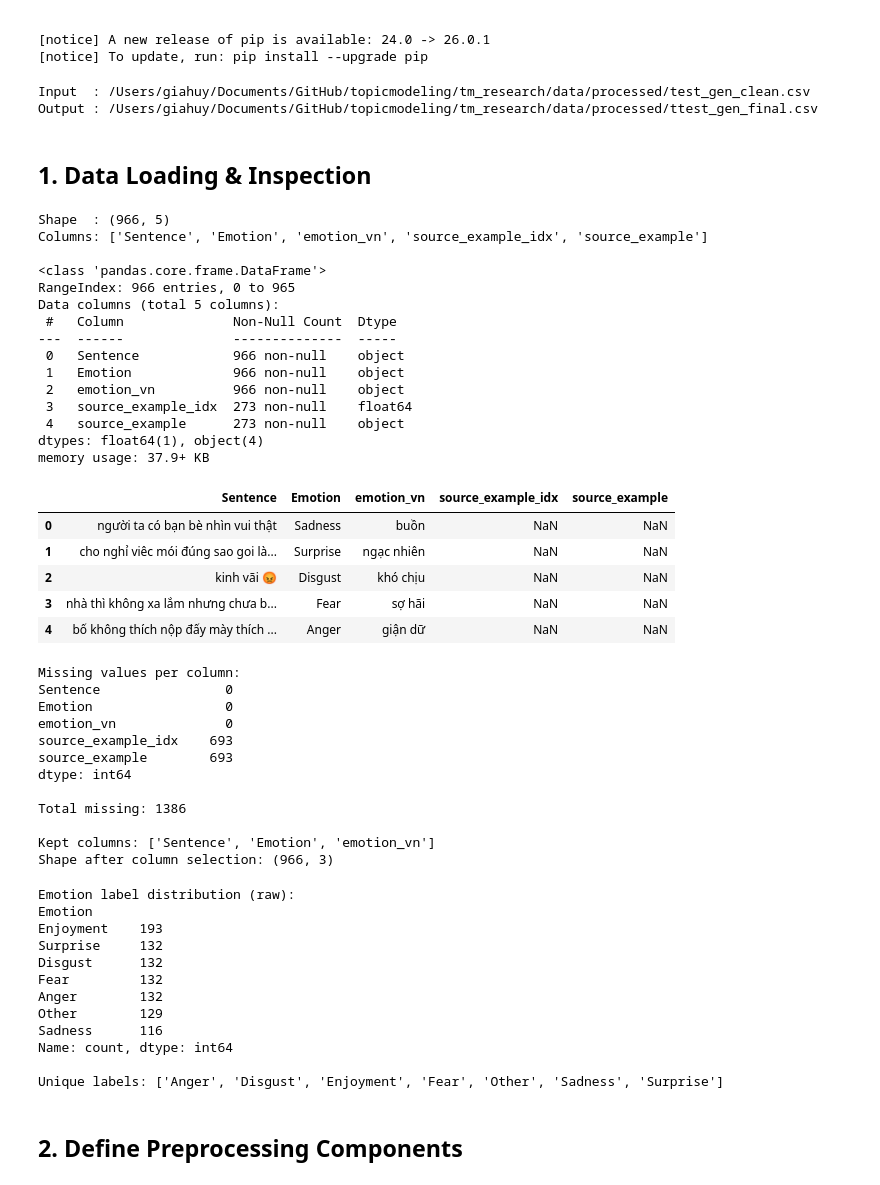
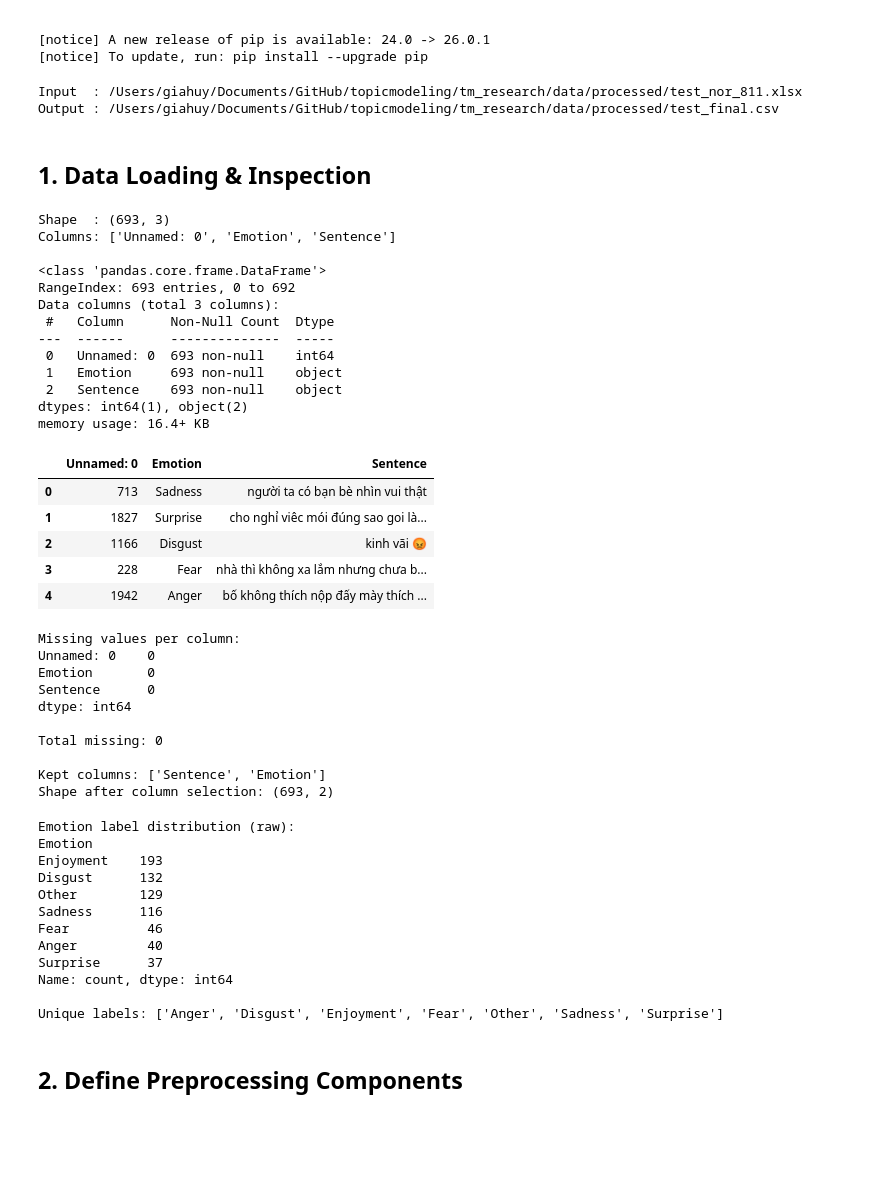
Before and after one commit to giahuy1310/topicmodeling, a Jupyter notebook: tm_research/DataPreprocessing.ipynb, the cells around one changed output. Cells and saved outputs as stored; diff of their text form; code cells hidden in the pictures; blank space fills up the shorter version.

```diff
--- a/tm_research/DataPreprocessing.ipynb
+++ b/tm_research/DataPreprocessing.ipynb
@@ -67,8 +67,8 @@ def get_project_root():
 PROJECT_ROOT = get_project_root()
 DATA_DIR     = PROJECT_ROOT / 'tm_research' / 'data' / 'processed'
 
-INPUT_FILE   = DATA_DIR / 'test_gen_clean.csv'
-OUTPUT_FILE  = DATA_DIR / 'ttest_gen_final.csv'
+INPUT_FILE   = DATA_DIR / 'test_nor_811.xlsx'
+OUTPUT_FILE  = DATA_DIR / 'test_final.csv'
 
 TEXT_COL     = 'Sentence'
 LABEL_COL    = 'Emotion'
@@ -80,39 +80,37 @@ RANDOM_SEED  = 42
 print(f'Input  : {INPUT_FILE}')
 print(f'Output : {OUTPUT_FILE}')
 # %% [output]
-Input  : /Users/giahuy/Documents/GitHub/topicmodeling/tm_research/data/processed/test_gen_clean.csv
-Output : /Users/giahuy/Documents/GitHub/topicmodeling/tm_research/data/processed/ttest_gen_final.csv
+Input  : /Users/giahuy/Documents/GitHub/topicmodeling/tm_research/data/processed/test_nor_811.xlsx
+Output : /Users/giahuy/Documents/GitHub/topicmodeling/tm_research/data/processed/test_final.csv
 # %% [markdown]
 ## 1. Data Loading & Inspection
 # %%
-df = pd.read_csv(INPUT_FILE)
+df = pd.read_excel(INPUT_FILE)
 
 print(f'Shape  : {df.shape}')
 print(f'Columns: {df.columns.tolist()}\n')
 df.info()
 df.head()
 # %% [output]
-Shape  : (966, 5)
-Columns: ['Sentence', 'Emotion', 'emotion_vn', 'source_example_idx', 'source_example']
+Shape  : (693, 3)
+Columns: ['Unnamed: 0', 'Emotion', 'Sentence']
 
 <class 'pandas.core.frame.DataFrame'>
-RangeIndex: 966 entries, 0 to 965
-Data columns (total 5 columns):
- #   Column              Non-Null Count  Dtype
----  ------              --------------  -----
- 0   Sentence            966 non-null    object
- 1   Emotion             966 non-null    object
- 2   emotion_vn          966 non-null    object
- 3   source_example_idx  273 non-null    float64
- 4   source_example      273 non-null    object
-dtypes: float64(1), object(4)
-memory usage: 37.9+ KB
+RangeIndex: 693 entries, 0 to 692
+Data columns (total 3 columns):
+ #   Column      Non-Null Count  Dtype
+---  ------      --------------  -----
+ 0   Unnamed: 0  693 non-null    int64
+ 1   Emotion     693 non-null    object
+ 2   Sentence    693 non-null    object
+dtypes: int64(1), object(2)
+memory usage: 16.4+ KB
-|  | Sentence | Emotion | emotion_vn | source_example_idx | source_example |
-| 0 | người ta có bạn bè nhìn vui thật | Sadness | buồn | NaN | NaN |
-| 1 | cho nghỉ viêc mói đúng sao goi là... | Surprise | ngạc nhiên | NaN | NaN |
-| 2 | kinh vãi 😡 | Disgust | khó chịu | NaN | NaN |
-| 3 | nhà thì không xa lắm nhưng chưa b... | Fear | sợ hãi | NaN | NaN |
-| 4 | bố không thích nộp đấy mày thích ... | Anger | giận dữ | NaN | NaN |
+|  | Unnamed: 0 | Emotion | Sentence |
+| 0 | 713 | Sadness | người ta có bạn bè nhìn vui thật |
+| 1 | 1827 | Surprise | cho nghỉ viêc mói đúng sao goi là... |
+| 2 | 1166 | Disgust | kinh vãi 😡 |
+| 3 | 228 | Fear | nhà thì không xa lắm nhưng chưa b... |
+| 4 | 1942 | Anger | bố không thích nộp đấy mày thích ... |
 # %%
 required_cols = [TEXT_COL, LABEL_COL]
 for c in required_cols:
@@ -128,17 +126,15 @@ print(f'\nKept columns: {df.columns.tolist()}')
 print(f'Shape after column selection: {df.shape}')
 # %% [output]
 Missing values per column:
-Sentence                0
-Emotion                 0
-emotion_vn              0
-source_example_idx    693
-source_example        693
+Unnamed: 0    0
+Emotion       0
+Sentence      0
 dtype: int64
 
-Total missing: 1386
+Total missing: 0
 
-Kept columns: ['Sentence', 'Emotion', 'emotion_vn']
-Shape after column selection: (966, 3)
+Kept columns: ['Sentence', 'Emotion']
+Shape after column selection: (693, 2)
 # %%
 print('Emotion label distribution (raw):')
 print(df[LABEL_COL].value_counts())
@@ -147,12 +143,12 @@ print(f'\nUnique labels: {sorted(df[LABEL_COL].unique())}')
 Emotion label distribution (raw):
 Emotion
 Enjoyment    193
-Surprise     132
 Disgust      132
-Fear         132
-Anger        132
 Other        129
 Sadness      116
+Fear          46
+Anger         40
+Surprise      37
 Name: count, dtype: int64
 
 Unique labels: ['Anger', 'Disgust', 'Enjoyment', 'Fear', 'Other', 'Sadness', 'Surprise']
```
Also changed, not shown: parts of 8 cells of this notebook, 20 other files.
